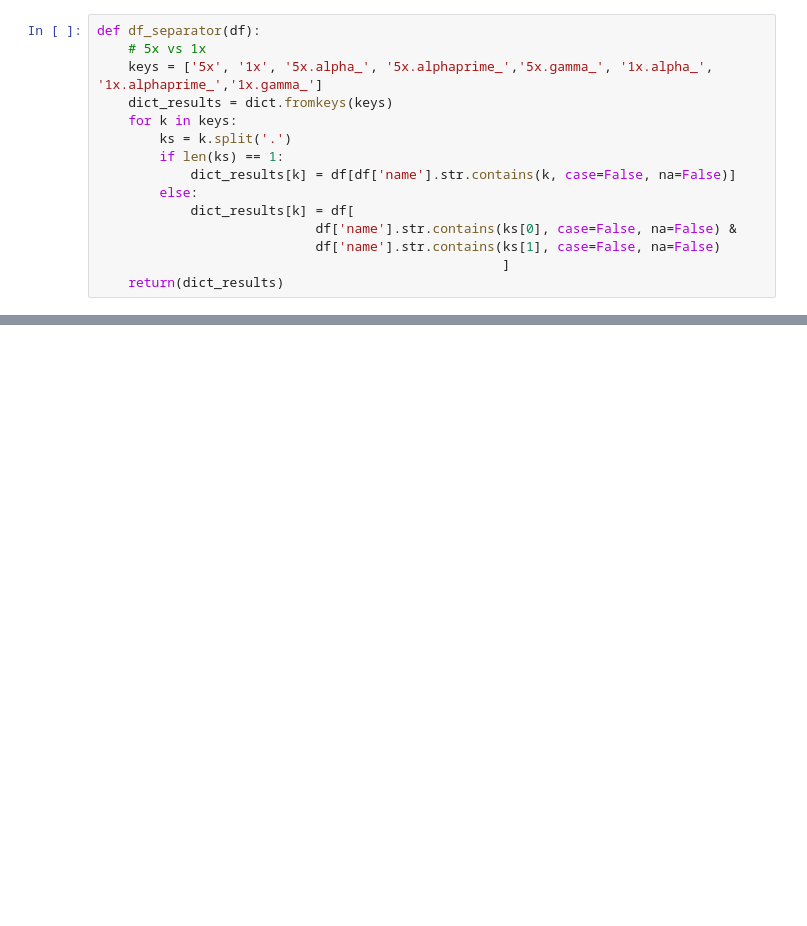
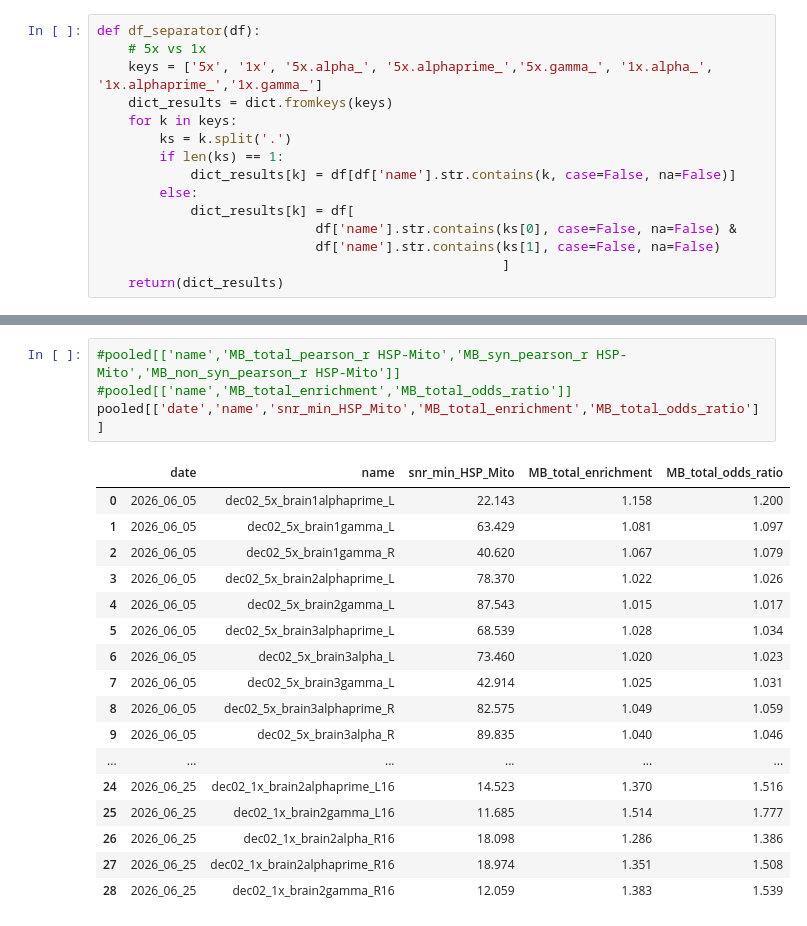
Before and after one commit to gmalagonv/confocal, a Jupyter notebook: analysis_notebooks/pooled_results.ipynb, the cells around one changed output, grey strips where cells are left out. Saved outputs shown, nothing was run; the diff lists cells and outputs as text; blank space fills up the shorter version.

```diff
--- a/analysis_notebooks/pooled_results.ipynb
+++ b/analysis_notebooks/pooled_results.ipynb
@@ -110 +116,23 @@ Index(['date', 'name', 'mask_HSP', 'mask_mito', 'mask_BRP', 'prop_MB_BRP',
 Name: name, dtype: str
+# %%
+#pooled[['name','MB_total_pearson_r HSP-Mito','MB_syn_pearson_r HSP-Mito','MB_non_syn_pearson_r HSP-Mito']]
+#pooled[['name','MB_total_enrichment','MB_total_odds_ratio']]
+pooled[['date','name','snr_min_HSP_Mito','MB_total_enrichment','MB_total_odds_ratio']]
+# %% [output]
+|  | date | name | snr_min_HSP_Mito | MB_total_enrichment | MB_total_odds_ratio |
+| 0 | 2026_06_05 | dec02_5x_brain1alphaprime_L | 22.143 | 1.158 | 1.200 |
+| 1 | 2026_06_05 | dec02_5x_brain1gamma_L | 63.429 | 1.081 | 1.097 |
+| 2 | 2026_06_05 | dec02_5x_brain1gamma_R | 40.620 | 1.067 | 1.079 |
+| 3 | 2026_06_05 | dec02_5x_brain2alphaprime_L | 78.370 | 1.022 | 1.026 |
+| 4 | 2026_06_05 | dec02_5x_brain2gamma_L | 87.543 | 1.015 | 1.017 |
+| 5 | 2026_06_05 | dec02_5x_brain3alphaprime_L | 68.539 | 1.028 | 1.034 |
+| 6 | 2026_06_05 | dec02_5x_brain3alpha_L | 73.460 | 1.020 | 1.023 |
+| 7 | 2026_06_05 | dec02_5x_brain3gamma_L | 42.914 | 1.025 | 1.031 |
+| 8 | 2026_06_05 | dec02_5x_brain3alphaprime_R | 82.575 | 1.049 | 1.059 |
+| 9 | 2026_06_05 | dec02_5x_brain3alpha_R | 89.835 | 1.040 | 1.046 |
+| ... | ... | ... | ... | ... | ... |
+| 24 | 2026_06_25 | dec02_1x_brain2alphaprime_L16 | 14.523 | 1.370 | 1.516 |
+| 25 | 2026_06_25 | dec02_1x_brain2gamma_L16 | 11.685 | 1.514 | 1.777 |
+| 26 | 2026_06_25 | dec02_1x_brain2alpha_R16 | 18.098 | 1.286 | 1.386 |
+| 27 | 2026_06_25 | dec02_1x_brain2alphaprime_R16 | 18.974 | 1.351 | 1.508 |
+| 28 | 2026_06_25 | dec02_1x_brain2gamma_R16 | 12.059 | 1.383 | 1.539 |
```
Also changed, not shown: parts of 3 cells of this notebook, 4 other files.
